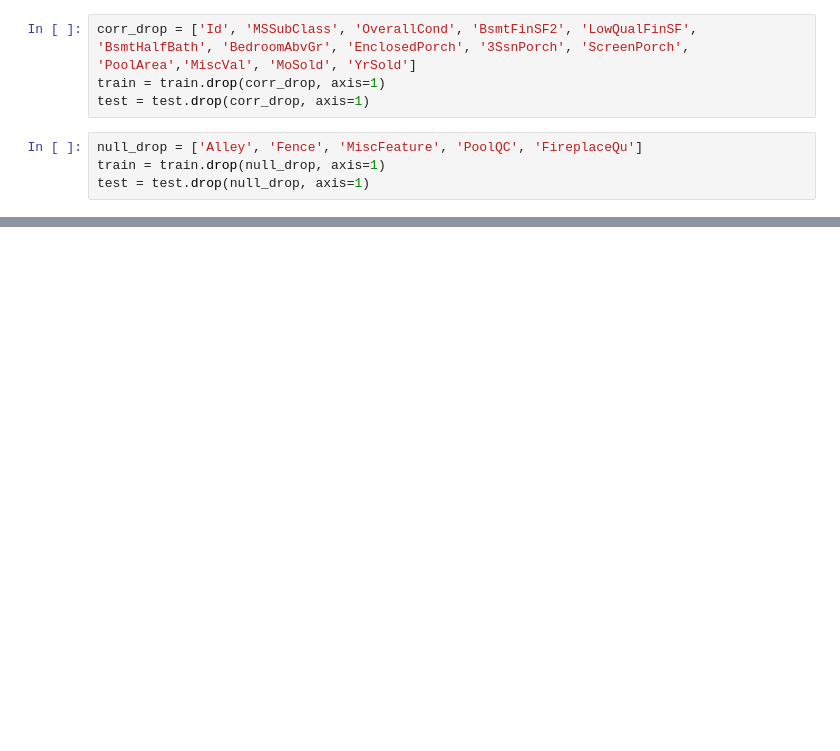
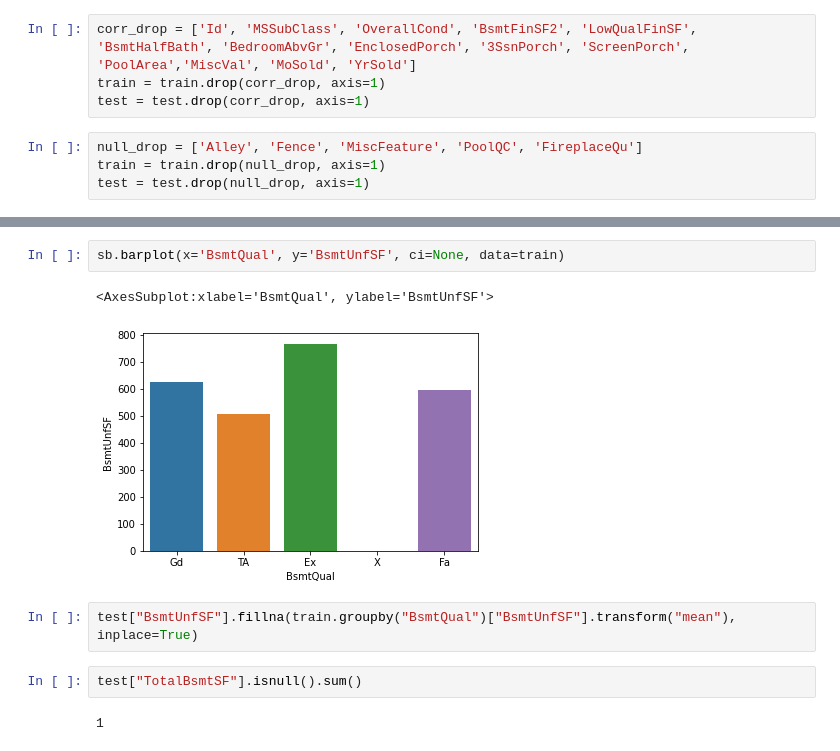
Before and after one commit to psrpsj/houseprice_prediction, a Jupyter notebook: houseprice_prediction.ipynb, the cells around one changed output, grey strips where cells are left out. Cells and saved outputs as stored; diff of their text form; blank space fills up the shorter version.

```diff
--- a/houseprice_prediction.ipynb
+++ b/houseprice_prediction.ipynb
@@ -298,0 +669,11 @@ test.columns[test.isnull().any()].tolist()
+# %%
+sb.barplot(x='BsmtQual', y='BsmtUnfSF', ci=None, data=train)
+# %% [output]
+<AxesSubplot:xlabel='BsmtQual', ylabel='BsmtUnfSF'>
+[figure, added]
+# %%
+test["BsmtUnfSF"].fillna(train.groupby("BsmtQual")["BsmtUnfSF"].transform("mean"), inplace=True)
+# %%
+test["TotalBsmtSF"].isnull().sum()
+# %% [output]
+1
```
Also changed, not shown: parts of 89 cells of this notebook.
